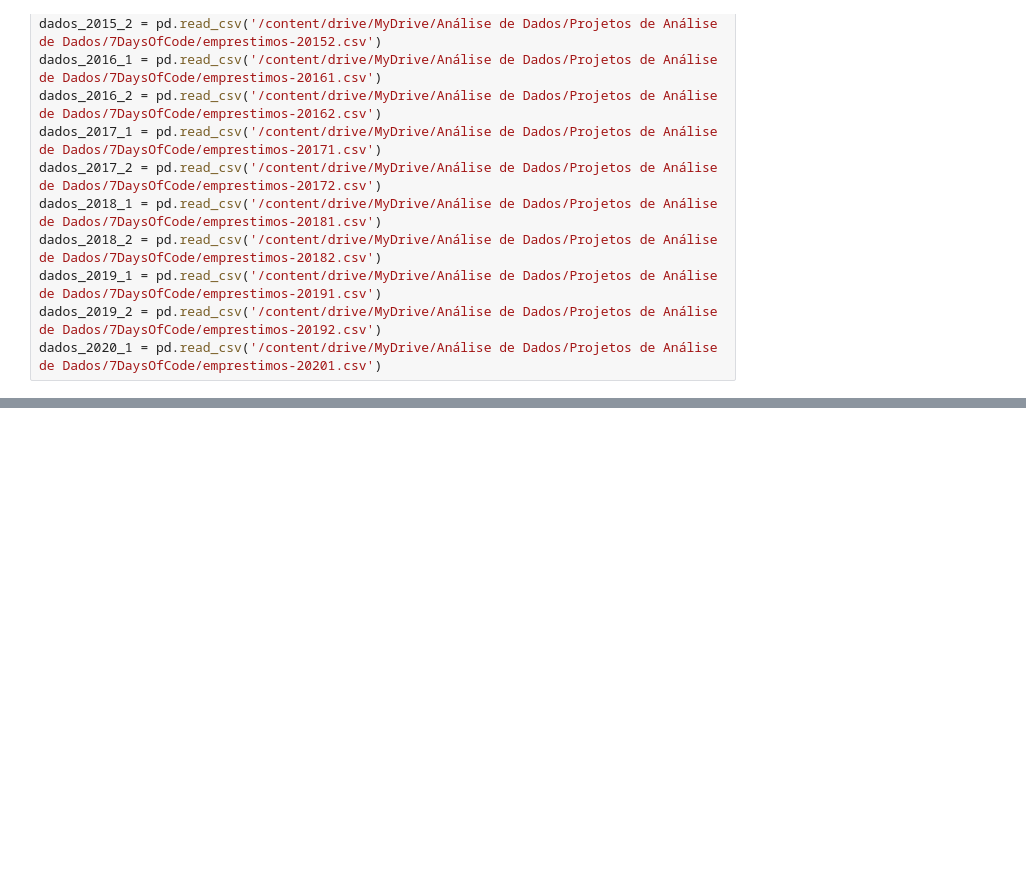
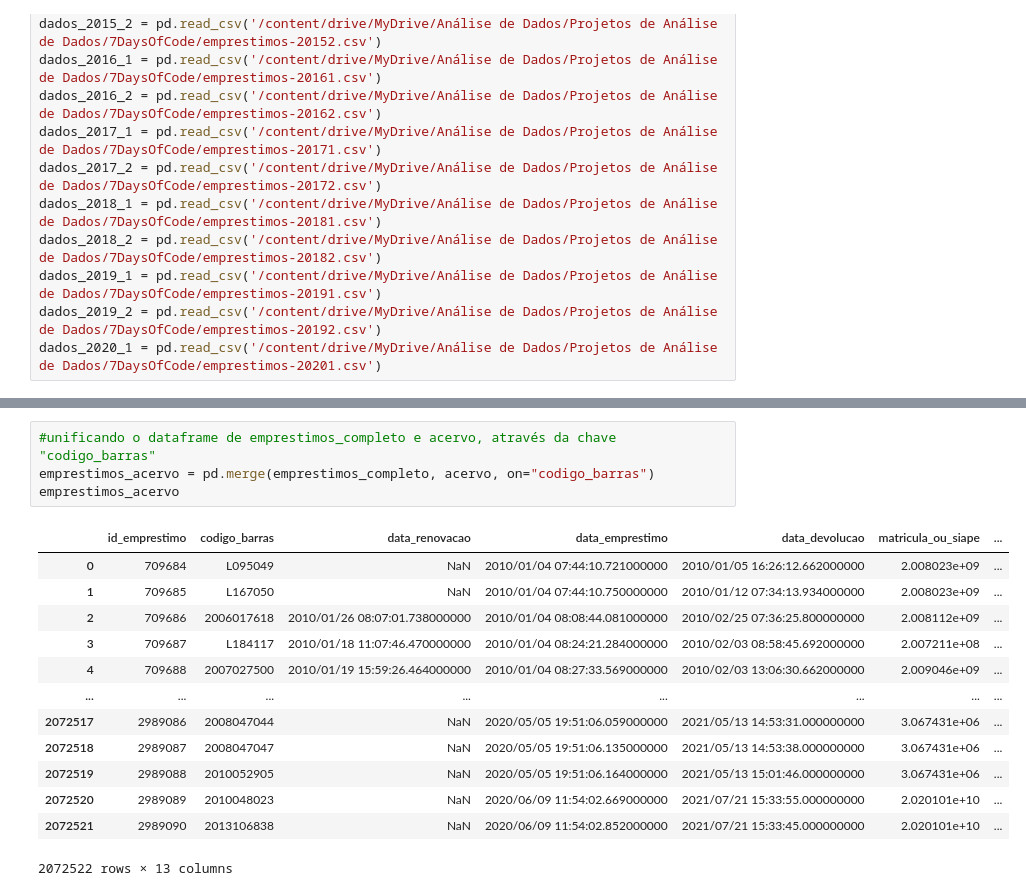
Before and after one commit to anacastrocc/-7DaysOfCode, a Jupyter notebook: _7DaysOfCode.ipynb, the cells around one changed output, grey strips where cells are left out. Drawn from its saved outputs; the diff is of its cells as text; blank space fills up the shorter version.

```diff
--- a/_7DaysOfCode.ipynb
+++ b/_7DaysOfCode.ipynb
@@ -29,0 +156,18 @@ emprestimos = pd.concat([dados_2010_1, dados_2010_2, dados_2011_1, dados_2011_2,
+# %%
+#unificando o dataframe de emprestimos_completo e acervo, através da chave "codigo_barras"
+emprestimos_acervo = pd.merge(emprestimos_completo, acervo, on="codigo_barras")
+emprestimos_acervo
+# %% [output]
+|  | id_emprestimo | codigo_barras | data_renovacao | data_emprestimo | data_devolucao | matricula_ou_siape | ... |
+| 0 | 709684 | L095049 | NaN | 2010/01/04 07:44:10.721000000 | 2010/01/05 16:26:12.662000000 | 2.008023e+09 | ... |
+| 1 | 709685 | L167050 | NaN | 2010/01/04 07:44:10.750000000 | 2010/01/12 07:34:13.934000000 | 2.008023e+09 | ... |
+| 2 | 709686 | 2006017618 | 2010/01/26 08:07:01.738000000 | 2010/01/04 08:08:44.081000000 | 2010/02/25 07:36:25.800000000 | 2.008112e+09 | ... |
+| 3 | 709687 | L184117 | 2010/01/18 11:07:46.470000000 | 2010/01/04 08:24:21.284000000 | 2010/02/03 08:58:45.692000000 | 2.007211e+08 | ... |
+| 4 | 709688 | 2007027500 | 2010/01/19 15:59:26.464000000 | 2010/01/04 08:27:33.569000000 | 2010/02/03 13:06:30.662000000 | 2.009046e+09 | ... |
+| ... | ... | ... | ... | ... | ... | ... | ... |
+| 2072517 | 2989086 | 2008047044 | NaN | 2020/05/05 19:51:06.059000000 | 2021/05/13 14:53:31.000000000 | 3.067431e+06 | ... |
+| 2072518 | 2989087 | 2008047047 | NaN | 2020/05/05 19:51:06.135000000 | 2021/05/13 14:53:38.000000000 | 3.067431e+06 | ... |
+| 2072519 | 2989088 | 2010052905 | NaN | 2020/05/05 19:51:06.164000000 | 2021/05/13 15:01:46.000000000 | 3.067431e+06 | ... |
+| 2072520 | 2989089 | 2010048023 | NaN | 2020/06/09 11:54:02.669000000 | 2021/07/21 15:33:55.000000000 | 2.020101e+10 | ... |
+| 2072521 | 2989090 | 2013106838 | NaN | 2020/06/09 11:54:02.852000000 | 2021/07/21 15:33:45.000000000 | 2.020101e+10 | ... |
+2072522 rows × 13 columns
```
Also changed, not shown: parts of 14 cells of this notebook.
